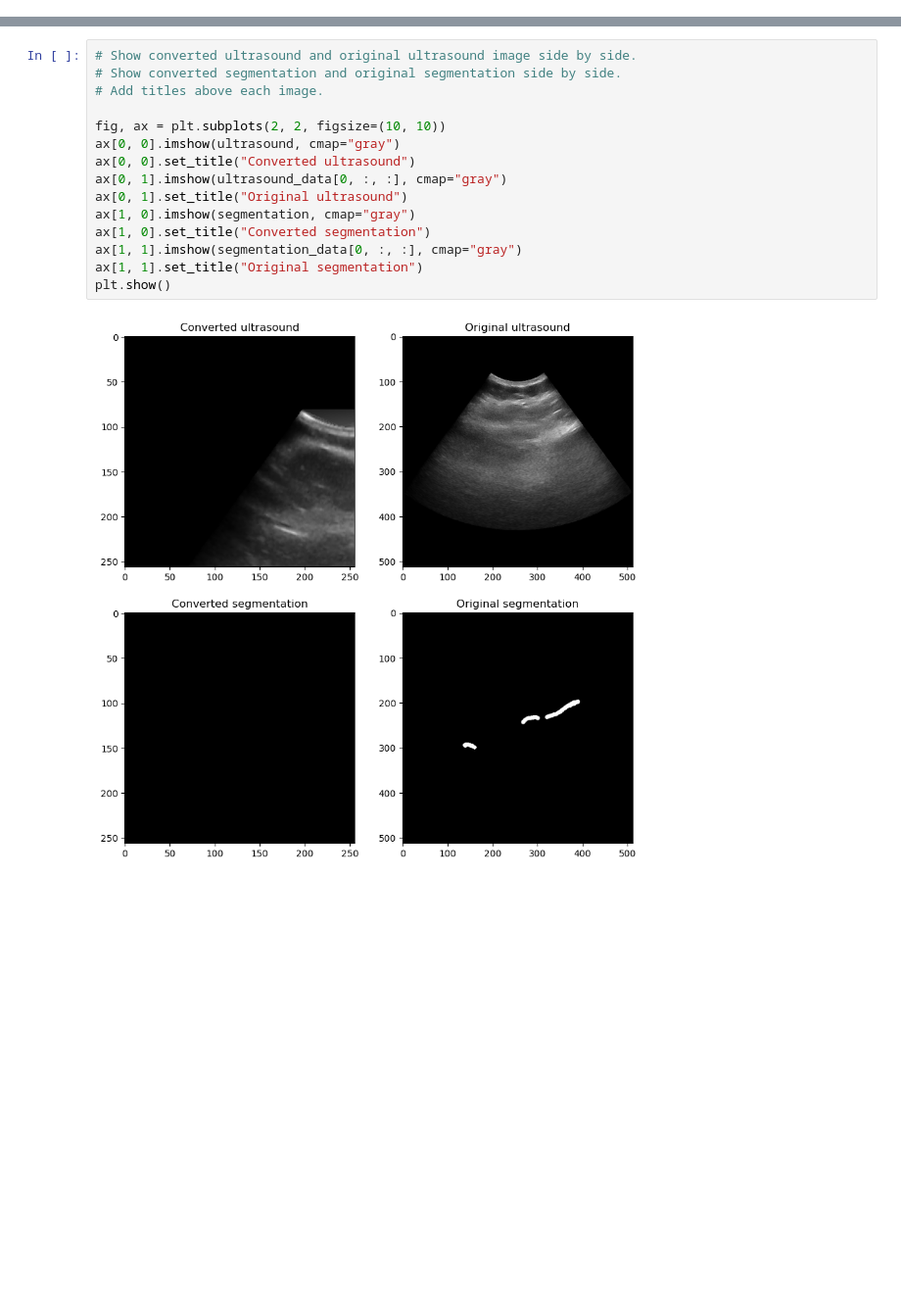
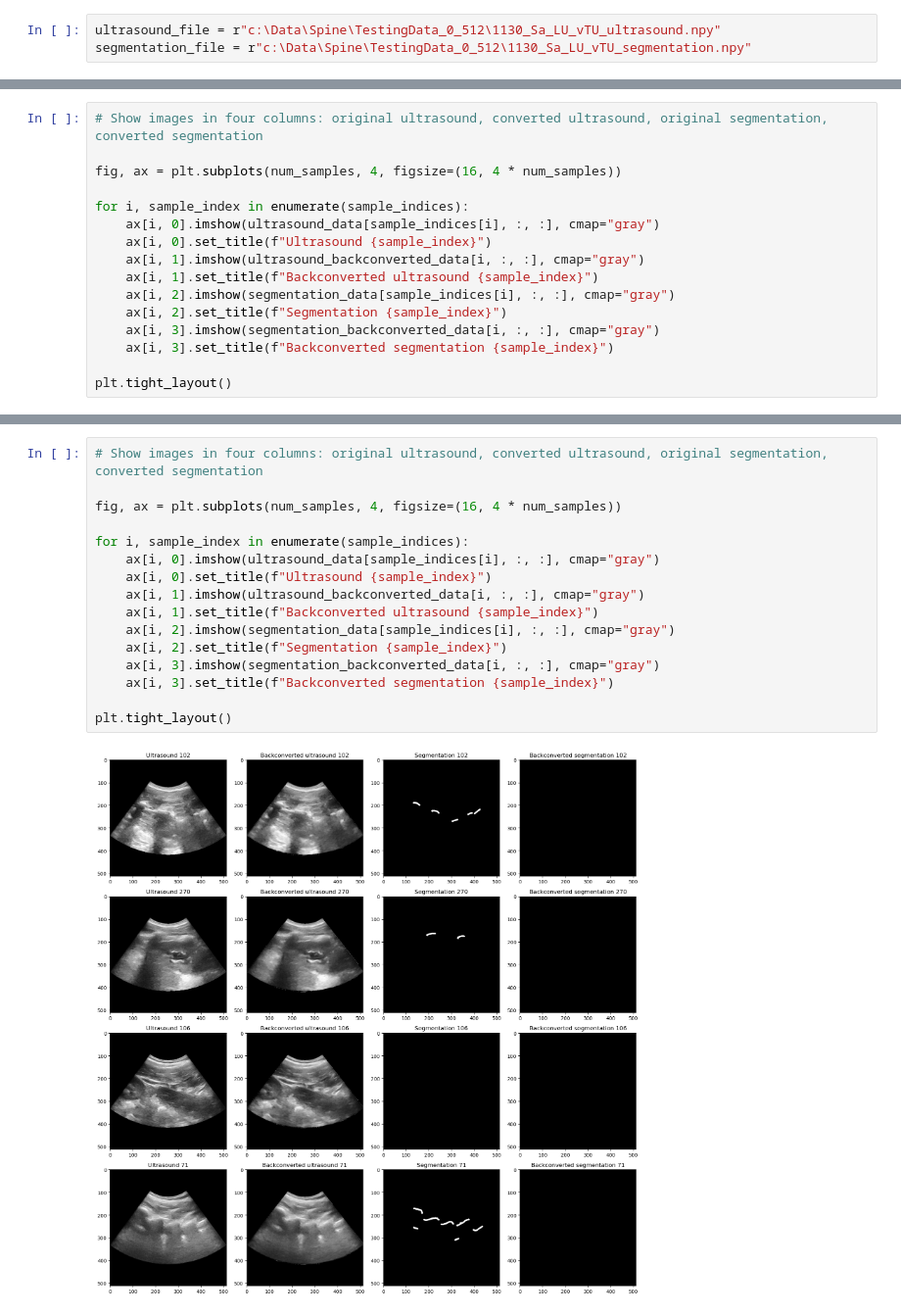
Before and after one commit to SlicerIGT/aigt, a Jupyter notebook: UltrasoundSegmentation/test_scanconversion.ipynb, the cells around one changed output, grey strips where cells are left out. Shown at 98% size. Cells and saved outputs as stored; diff of their text form; blank space fills up the shorter version.

```diff
--- a/UltrasoundSegmentation/test_scanconversion.ipynb
+++ b/UltrasoundSegmentation/test_scanconversion.ipynb
@@ -8,0 +1,3 @@ segmentation_data = np.load(segmentation_file)
+# %%
+ultrasound_file = r"c:\Data\Spine\TestingData_0_512\1130_Sa_LU_vTU_ultrasound.npy"
+segmentation_file = r"c:\Data\Spine\TestingData_0_512\1130_Sa_LU_vTU_segmentation.npy"
@@ -8,0 +247,16 @@ segmentation_data = np.load(segmentation_file)
+# %%
+# Show images in four columns: original ultrasound, converted ultrasound, original segmentation, converted segmentation
+
+fig, ax = plt.subplots(num_samples, 4, figsize=(16, 4 * num_samples))
+
+for i, sample_index in enumerate(sample_indices):
+    ax[i, 0].imshow(ultrasound_data[sample_indices[i], :, :], cmap="gray")
+    ax[i, 0].set_title(f"Ultrasound {sample_index}")
+    ax[i, 1].imshow(ultrasound_backconverted_data[i, :, :], cmap="gray")
+    ax[i, 1].set_title(f"Backconverted ultrasound {sample_index}")
+    ax[i, 2].imshow(segmentation_data[sample_indices[i], :, :], cmap="gray")
+    ax[i, 2].set_title(f"Segmentation {sample_index}")
+    ax[i, 3].imshow(segmentation_backconverted_data[i, :, :], cmap="gray")
+    ax[i, 3].set_title(f"Backconverted segmentation {sample_index}")
+
+plt.tight_layout()
@@ -141,20 +479,21 @@ Time for conversion to curvilinear: 190.10 ms/frame
 # %%
-# Show converted ultrasound and original ultrasound image side by side.
-# Show converted segmentation and original segmentation side by side.
-# Add titles above each image.
+# Show images in four columns: original ultrasound, converted ultrasound, original segmentation, converted segmentation
 
-fig, ax = plt.subplots(2, 2, figsize=(10, 10))
-ax[0, 0].imshow(ultrasound, cmap="gray")
-ax[0, 0].set_title("Converted ultrasound")
-ax[0, 1].imshow(ultrasound_data[0, :, :], cmap="gray")
-ax[0, 1].set_title("Original ultrasound")
-ax[1, 0].imshow(segmentation, cmap="gray")
-ax[1, 0].set_title("Converted segmentation")
-ax[1, 1].imshow(segmentation_data[0, :, :], cmap="gray")
-ax[1, 1].set_title("Original segmentation")
-plt.show()
+fig, ax = plt.subplots(num_samples, 4, figsize=(16, 4 * num_samples))
+
+for i, sample_index in enumerate(sample_indices):
+    ax[i, 0].imshow(ultrasound_data[sample_indices[i], :, :], cmap="gray")
+    ax[i, 0].set_title(f"Ultrasound {sample_index}")
+    ax[i, 1].imshow(ultrasound_backconverted_data[i, :, :], cmap="gray")
+    ax[i, 1].set_title(f"Backconverted ultrasound {sample_index}")
+    ax[i, 2].imshow(segmentation_data[sample_indices[i], :, :], cmap="gray")
+    ax[i, 2].set_title(f"Segmentation {sample_index}")
+    ax[i, 3].imshow(segmentation_backconverted_data[i, :, :], cmap="gray")
+    ax[i, 3].set_title(f"Backconverted segmentation {sample_index}")
+
+plt.tight_layout()
 # %% [output]
-[figure, old version]
+[figure, new version]
 # %%
 # Compute a histogram of the converted ultrasound image, excluding the background pixels
 # Compute a histogram of the converted segmentation image, excluding the background pixels
```
Also changed, not shown: parts of 20 cells of this notebook.
